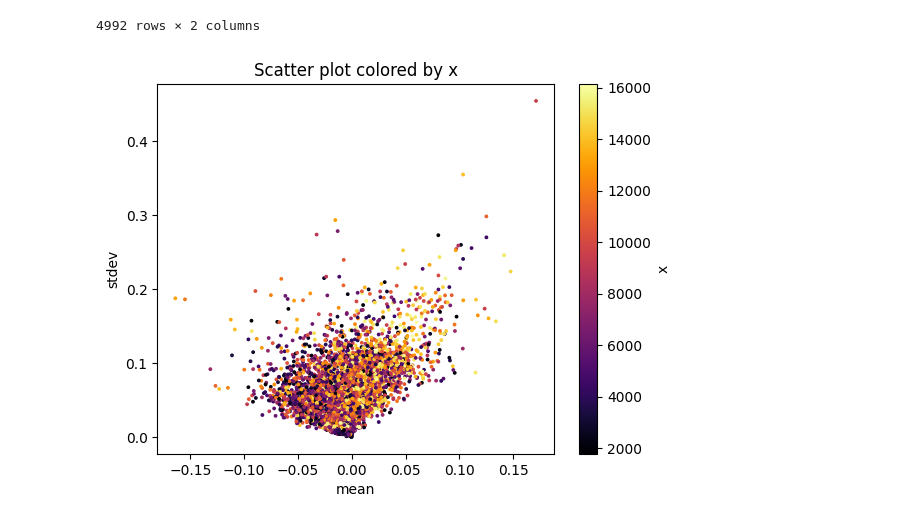
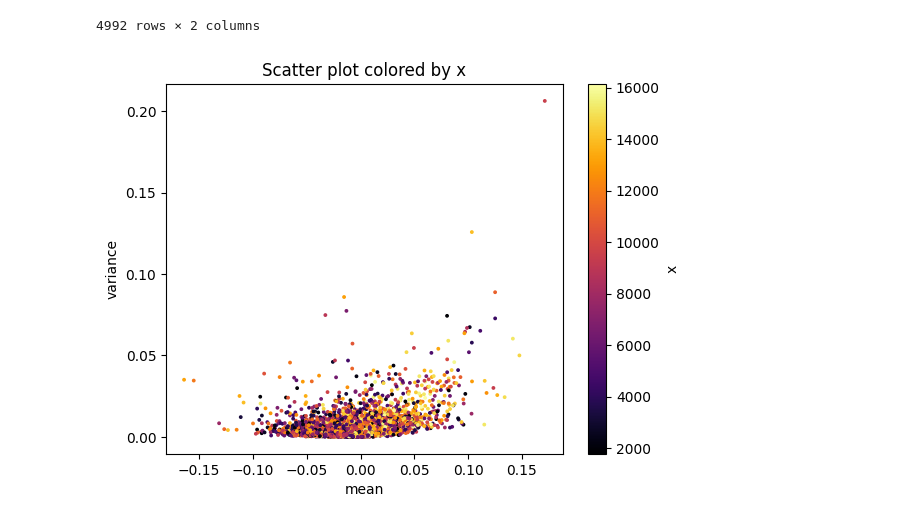
Before and after one commit to cns-iu/hra-organ-gallery-in-vr, a Jupyter notebook: data-processing/process-sennet-biomarker-data.ipynb, the cells around one changed output. Drawn from its saved outputs; the diff is of its cells as text; code cells hidden in the pictures.

```diff
--- a/data-processing/process-sennet-biomarker-data.ipynb
+++ b/data-processing/process-sennet-biomarker-data.ipynb
@@ -139,19 +143,19 @@ df[['variance', 'stdev']]
 # %%
 # draw scatter graph of mean vs variance
 plot_on_x = 'mean'
-plot_on_y = 'stdev'
+plot_on_y = 'variance'
 color_by = 'x'
 
 plt.figure()
 plt.scatter(df[plot_on_x], df[plot_on_y], c=df[color_by], cmap='inferno', s=3)
 plt.colorbar(label=color_by)
 plt.title(f'Scatter plot colored by {color_by}')
 plt.xlabel(plot_on_x)
 plt.ylabel(plot_on_y)
 
 plt.show()
 # %% [output]
-[figure, old version]
+[figure, new version]
 # %%
 # find row with highest mean and lowest variance
 index_max = df['mean'].idxmax()  # Get the index of the max value in column 'C'
```
Also changed, not shown: parts of 5 cells of this notebook.
